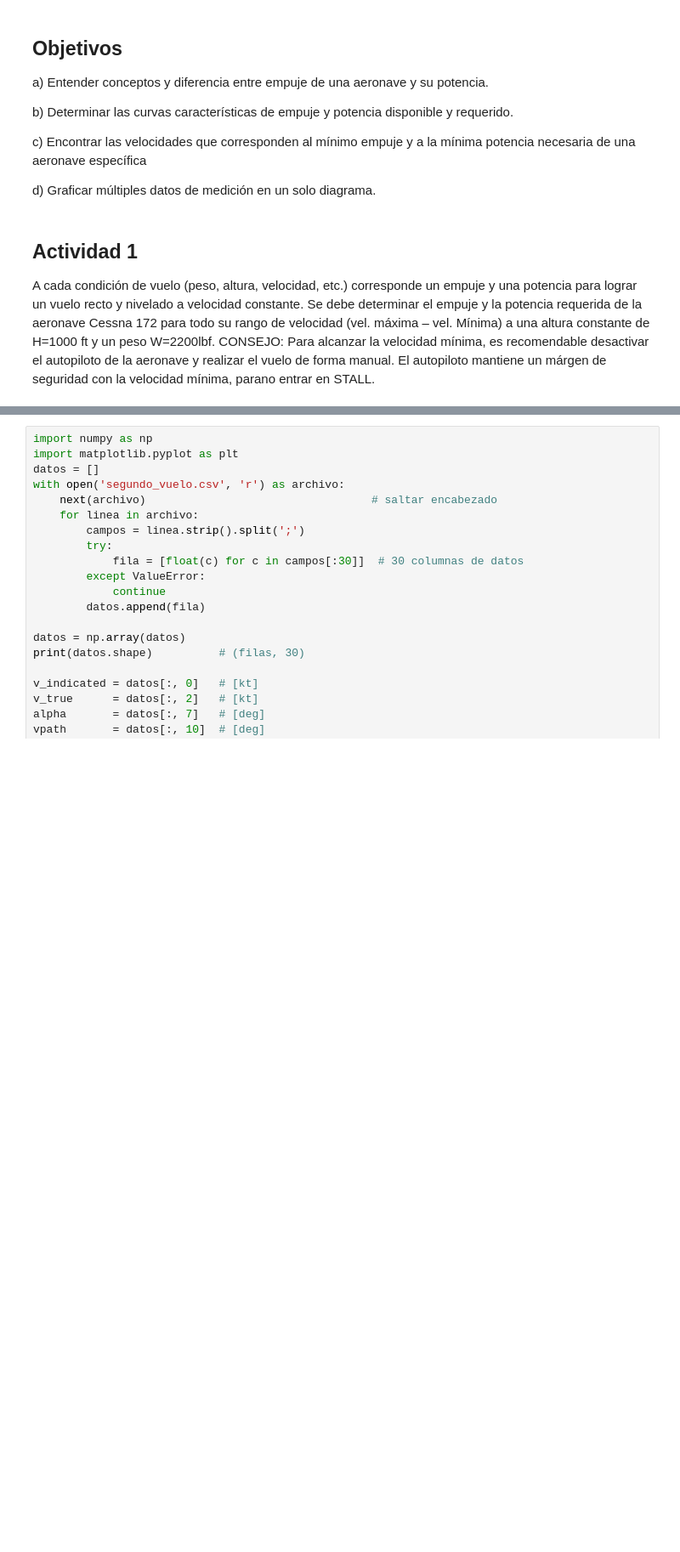
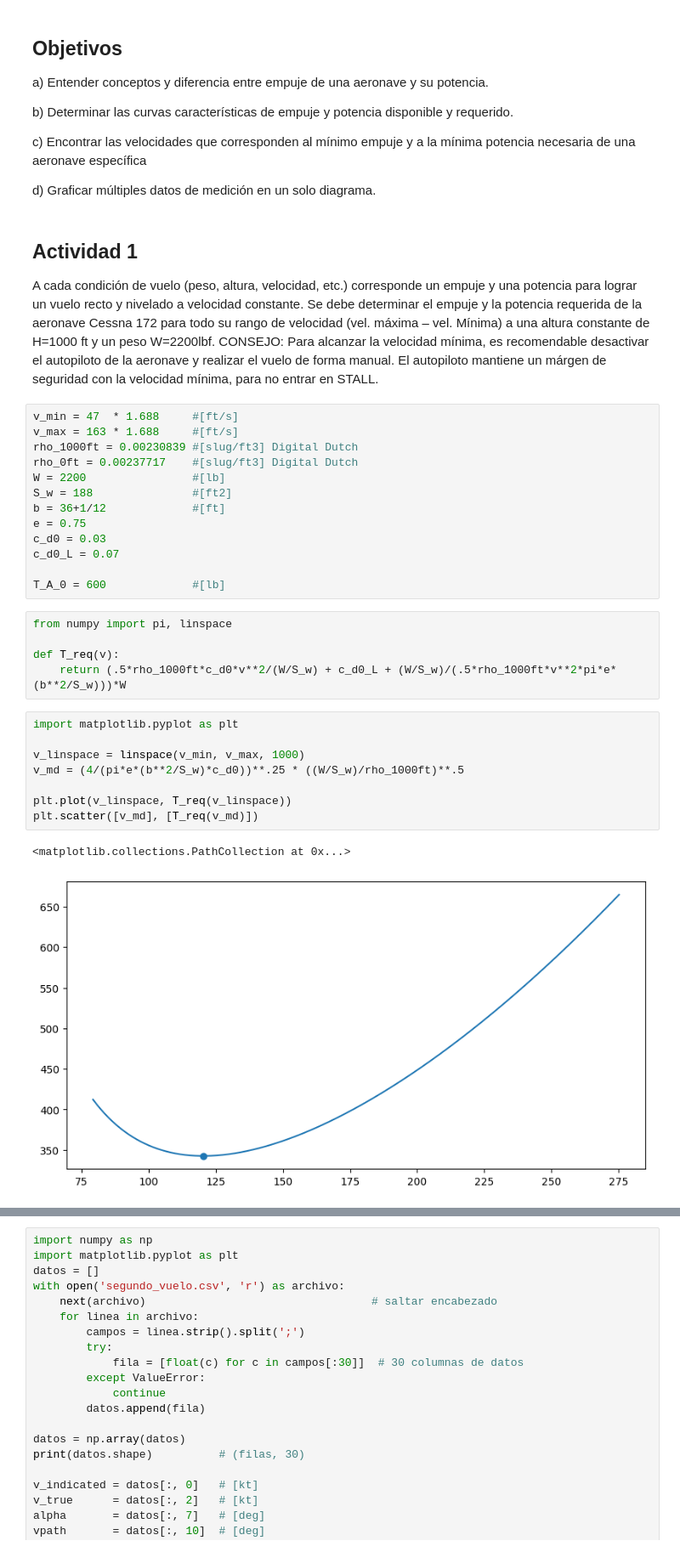
Before and after one commit to otarola-joaquin/Trabajos-varios-8vo-semestre, a Jupyter notebook: Mecánica del Vuelo/Tarea_3/lab3_graficos.ipynb, the cells around one changed output, grey strips where cells are left out. Shown at 85% size. Cells and saved outputs as stored; diff of their text form; blank space fills up the shorter version.

Commit message:
[MDV] Cálculos teóricos de empuje

```diff
--- a/Mecánica del Vuelo/Tarea_3/lab3_graficos.ipynb
+++ b/Mecánica del Vuelo/Tarea_3/lab3_graficos.ipynb
@@ -13,4 +13,33 @@ d) Graficar múltiples datos de medición en un solo diagrama.
 # %% [markdown]
 ## Actividad 1
 
- A cada condición de vuelo (peso, altura, velocidad, etc.) corresponde un empuje y una potencia para lograr un vuelo recto y nivelado a velocidad constante. Se debe determinar el empuje y la potencia requerida de la aeronave Cessna 172 para todo su rango de velocidad (vel. máxima – vel. Mínima) a una altura constante de H=1000 ft y un peso W=2200lbf. CONSEJO: Para alcanzar la velocidad mínima, es recomendable desactivar el autopiloto de la aeronave y realizar el vuelo de forma manual. El autopiloto mantiene un márgen de seguridad con la velocidad mínima, parano entrar en STALL.
+ A cada condición de vuelo (peso, altura, velocidad, etc.) corresponde un empuje y una potencia para lograr un vuelo recto y nivelado a velocidad constante. Se debe determinar el empuje y la potencia requerida de la aeronave Cessna 172 para todo su rango de velocidad (vel. máxima – vel. Mínima) a una altura constante de H=1000 ft y un peso W=2200lbf. CONSEJO: Para alcanzar la velocidad mínima, es recomendable desactivar el autopiloto de la aeronave y realizar el vuelo de forma manual. El autopiloto mantiene un márgen de seguridad con la velocidad mínima, para no entrar en STALL.
+# %%
+v_min = 47  * 1.688     #[ft/s]
+v_max = 163 * 1.688     #[ft/s]
+rho_1000ft = 0.00230839 #[slug/ft3] Digital Dutch
+rho_0ft = 0.00237717    #[slug/ft3] Digital Dutch
+W = 2200                #[lb]
+S_w = 188               #[ft2]
+b = 36+1/12             #[ft]
+e = 0.75
+c_d0 = 0.03
+c_d0_L = 0.07
+
+T_A_0 = 600             #[lb]
+# %%
+from numpy import pi, linspace
+
+def T_req(v):
+    return (.5*rho_1000ft*c_d0*v**2/(W/S_w) + c_d0_L + (W/S_w)/(.5*rho_1000ft*v**2*pi*e*(b**2/S_w)))*W
+# %%
+import matplotlib.pyplot as plt
+
+v_linspace = linspace(v_min, v_max, 1000)
+v_md = (4/(pi*e*(b**2/S_w)*c_d0))**.25 * ((W/S_w)/rho_1000ft)**.5
+
+plt.plot(v_linspace, T_req(v_linspace))
+plt.scatter([v_md], [T_req(v_md)])
+# %% [output]
+<matplotlib.collections.PathCollection at 0x...>
+[figure, added]
```
Also changed, not shown: parts of 4 cells of this notebook.
